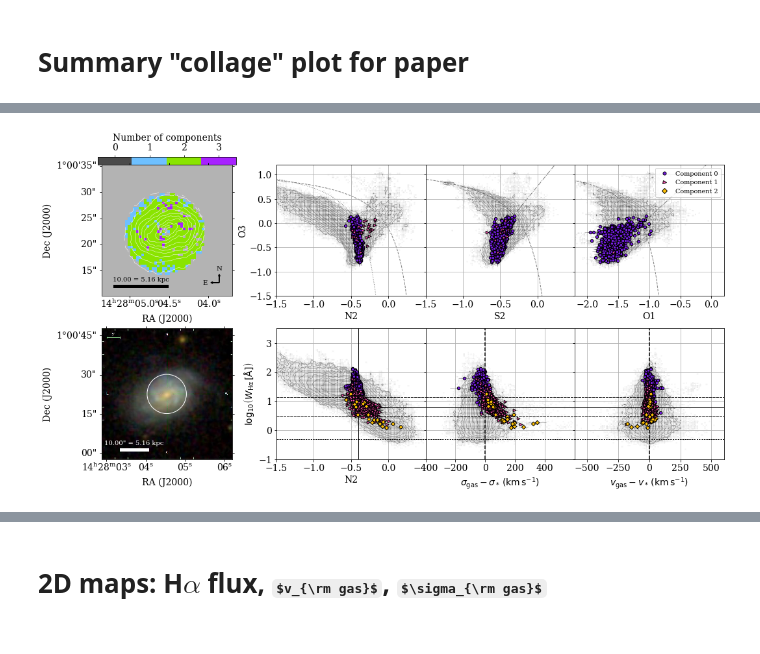
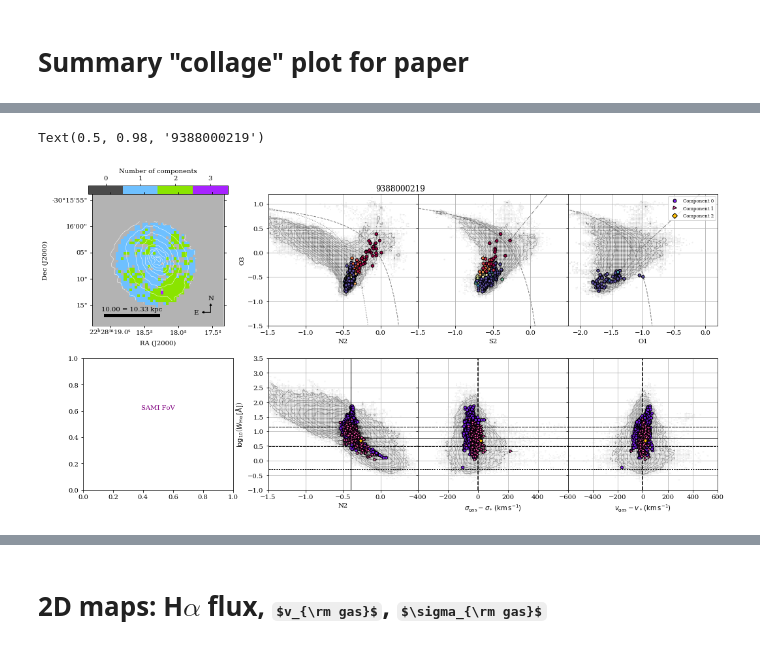
Before and after one commit to hzovaro/spaxelsleuth, a Jupyter notebook: notebooks/LZIFU.ipynb, the cells around one changed output, grey strips where cells are left out. Cells and saved outputs as stored; diff of their text form; code cells hidden in the pictures; some formulas as TeX source.

```diff
--- a/notebooks/LZIFU.ipynb
+++ b/notebooks/LZIFU.ipynb
@@ -361,7 +88,7 @@ _ = [print(g) for g in gals_good]
 ###########################################################################
 # Select a galaxy and load the DataFrame
 ###########################################################################
-gal = 106717
+gal = 9388000219
 df_gal = load_lzifu_galaxy(gal=gal, bin_type=bin_type, ncomponents=ncomponents,
                        eline_SNR_min=5,
                        sigma_gas_SNR_cut=True,
@@ -435,7 +162,7 @@ ax_im.text(s=f"{gal}", x=0.9, y=0.9, horizontalalignment="right", verticalalignm
 
 # Plot BPT diagram
 col_y = "log O3"
-col_z = None
+col_z = "HALPHA EW"
 for cc, col_x in enumerate(["log N2", "log S2", "log O1"]):
     # Plot full SAMI sample
     plot2dhistcontours(df=df_sami,
@@ -453,8 +180,10 @@ for cc, col_x in enumerate(["log N2", "log S2", "log O1"]):
                       col_x=f"{col_x} (component {ii})",
                       col_y=f"{col_y} (component {ii})",
                       col_z=f"{col_z} (component {ii})" if f"{col_z} (component {ii})"  in df_gal else col_z,
-                      marker=markers[ii], ax=axs_bpt[cc],
-                      markersize=20, markerfacecolour=component_colours[ii], edgecolors="black",
+                      marker=markers[ii],
+#                       markerfacecolour=component_colours[ii],
+                      ax=axs_bpt[cc],
+                      markersize=20,  edgecolors="black",
                       plot_colorbar=False)
 
 # Decorations
@@ -500,7 +229,9 @@ legend_elements = [Line2D([0], [0], marker=markers[ii],
                           markerfacecolor=component_colours[ii], markersize=5) for ii in range(3)]
 axs_bpt[-1].legend(handles=legend_elements, fontsize="x-small", loc="upper right")
 
+fig.suptitle(gal)
+
 # Save
-if savefigs:
-    fig.savefig(os.path.join(fig_path, f"{gal}_LZIFU_summary"), format="pdf", bbox_inches="tight")
+# if savefigs:
+#     fig.savefig(os.path.join(fig_path, f"{gal}_LZIFU_summary"), format="pdf", bbox_inches="tight")
 # %% [output]
@@ -507 +240,2 @@ if savefigs:
+Text(0.5, 0.98, '9388000219')
-[figure, old version]
+[figure, new version]
```
Also changed, not shown: parts of 13 cells of this notebook, 3 other files.
